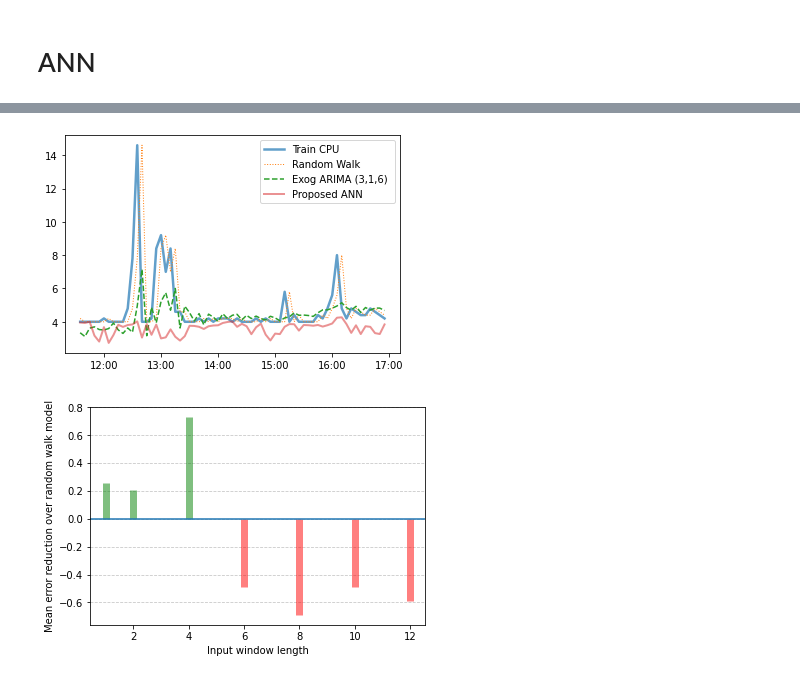
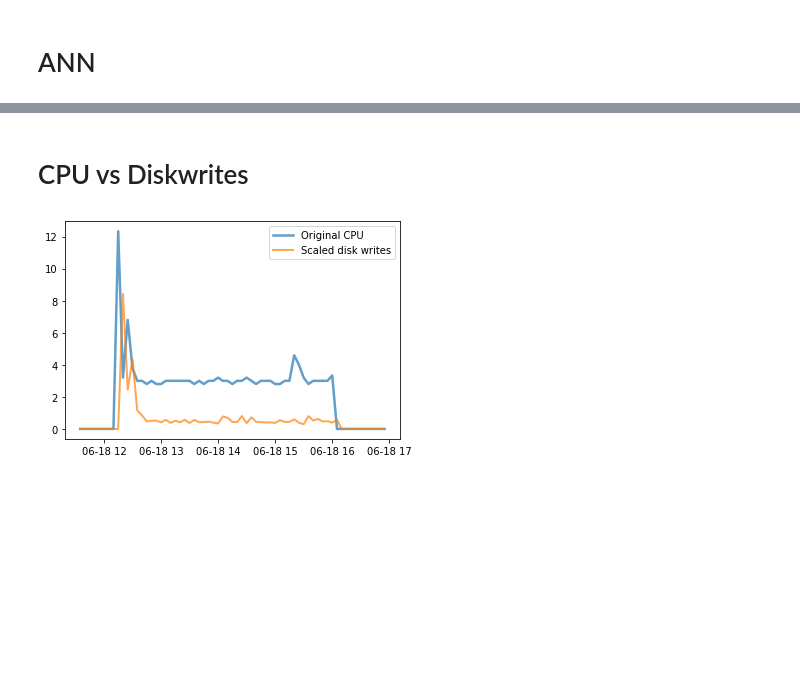
Before and after one commit to cheturvedi/phocis, a Jupyter notebook: src/phocis.ipynb, the cells around one changed output, grey strips where cells are left out. Cells and saved outputs as stored; diff of their text form; code cells hidden in the pictures; blank space fills up the shorter version.

```diff
--- a/src/phocis.ipynb
+++ b/src/phocis.ipynb
@@ -113,3 +94,7 @@ df['smooth_CPU'] = denoise(original,'db38')
 
 df.diskwrite = df.diskwrite.shift(periods=1)
 df.diskwrite = df.diskwrite.fillna(0)
+#df[["CPU","diskwrite"]].tail()
+
+df.IOBalance = df.IOBalance.shift(periods=1)
+df.IOBalance = df.IOBalance.fillna(0)
@@ -334,0 +279,7 @@ plt.show()
+# %%
+sample_start_date = '2020-06-18T11:30:00'
+sample_end_date = '2020-06-18T17:00:00'
+
+
+sample_set = (original.index > np.datetime64(sample_start_date)) & (original.index < np.datetime64(sample_end_date))
+sample_index = original.index[sample_set]
@@ -334,0 +289,3 @@ plt.show()
+# %%
+original_sample = original[sample_set]
+smoothed_sample = df['smooth_CPU'][sample_set]
@@ -335,36 +303,15 @@ plt.show()
+# %% [markdown]
+# CPU vs Diskwrites
+# %%
+sample_writes = df.diskwrite[sample_set]
 # %%
 fig,ax = plt.subplots()
-labs = ['12:00','13:00','14:00','15:00','16:00','17:00']
 
-ax.set_xticklabels(labs)
-#ax.set_ylim(0,15)
-_ = ax.plot(pd.Series(Y_in_test,index = test_in_index),linewidth=2.5,label='Train CPU',alpha=0.7)
-_ = ax.plot(pd.Series(rw_in_forecast,index = test_in_index),linewidth=1,linestyle='dotted',label = 'Random Walk')
-_ = ax.plot(pd.Series(arima_in_forecast ,index = test_in_index),linewidth=1.5,linestyle='dashed',label = 'Exog ARIMA (3,1,6) ')
-_ = ax.plot(pd.Series(ann_in_forecast ,index = test_in_index),linewidth=2,alpha=0.5, label = 'Proposed ANN')
+_ = ax.plot(pd.Series(original_sample,index = sample_index),linewidth=2.5,label='Original CPU',alpha=0.7)
+_ = ax.plot(pd.Series(sample_writes ,index = sample_index),linewidth=2,alpha=0.7, label = 'Scaled disk writes')
 
 plt.legend(loc='upper right')
 
 plt.show()
 # %% [output]
-[figure, old version]
+[figure, new version]
-# %%
-diff = pd.Series([0.26,0.21,0.73,-0.49,-0.69,-0.49,-0.59])
-diff.index = [1,2,4,6,8,10,12]
-
-diff = pd.DataFrame(diff,columns=['diff'])
-diff['colors'] = ['red' if x < 0 else 'green' for x in diff['diff']]
-
-diff.sort_values('diff', inplace=True)
-diff.reset_index(inplace=True)
-
-fig, ax = plt.subplots()
-ax.set_xlabel('Input window length')
-ax.set_ylabel('Mean error reduction over random walk model')
-plt.vlines(x=diff['index'], ymin=0, ymax=diff['diff'], color=diff.colors, alpha=0.5, linewidth=7)
-plt.grid(linestyle='--', alpha=0.7,axis='y')
-plt.axhline()
-
-plt.show()
-# %% [output]
-[figure, removed]
```
Also changed, not shown: parts of 48 cells of this notebook.
